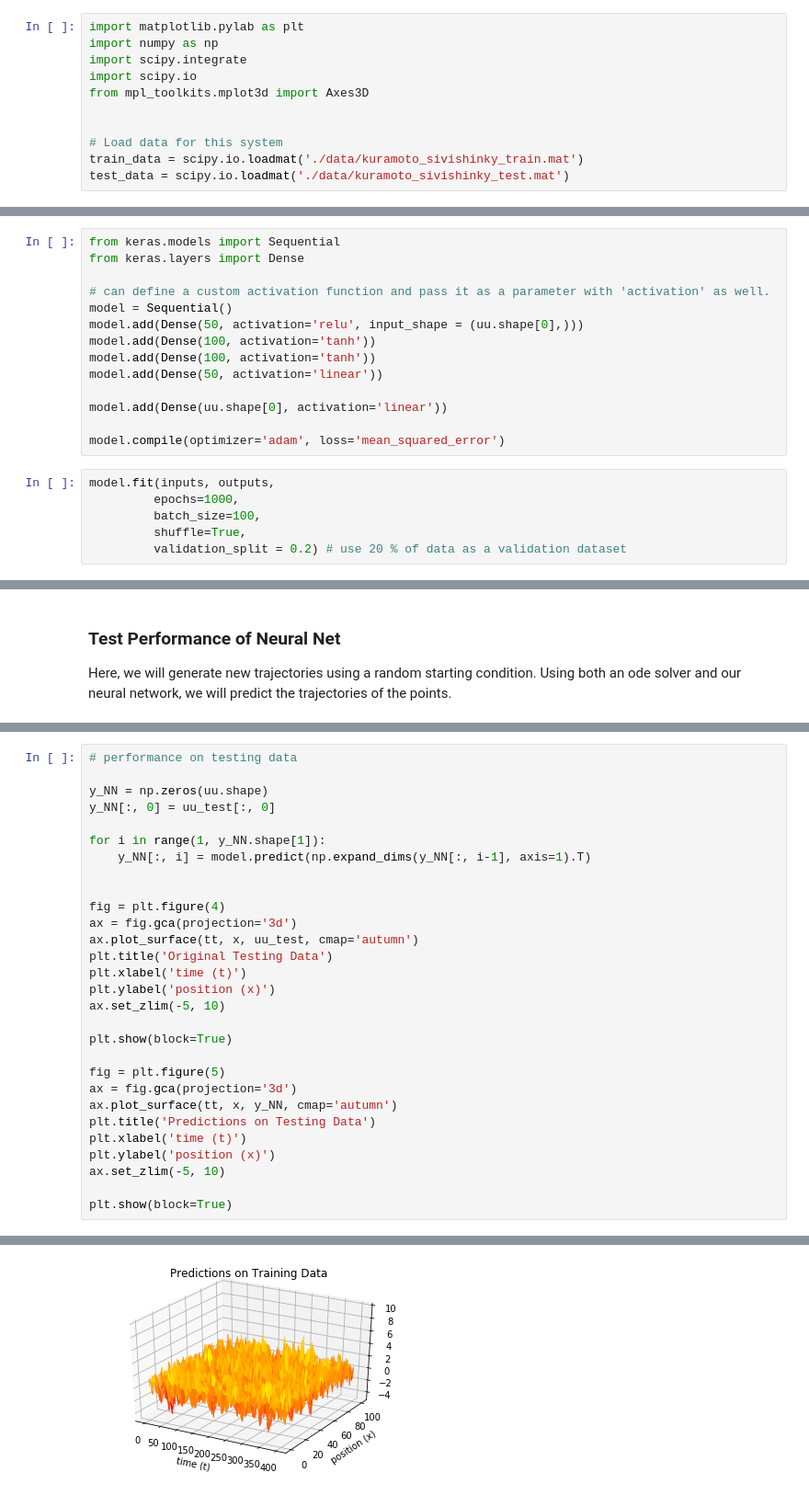
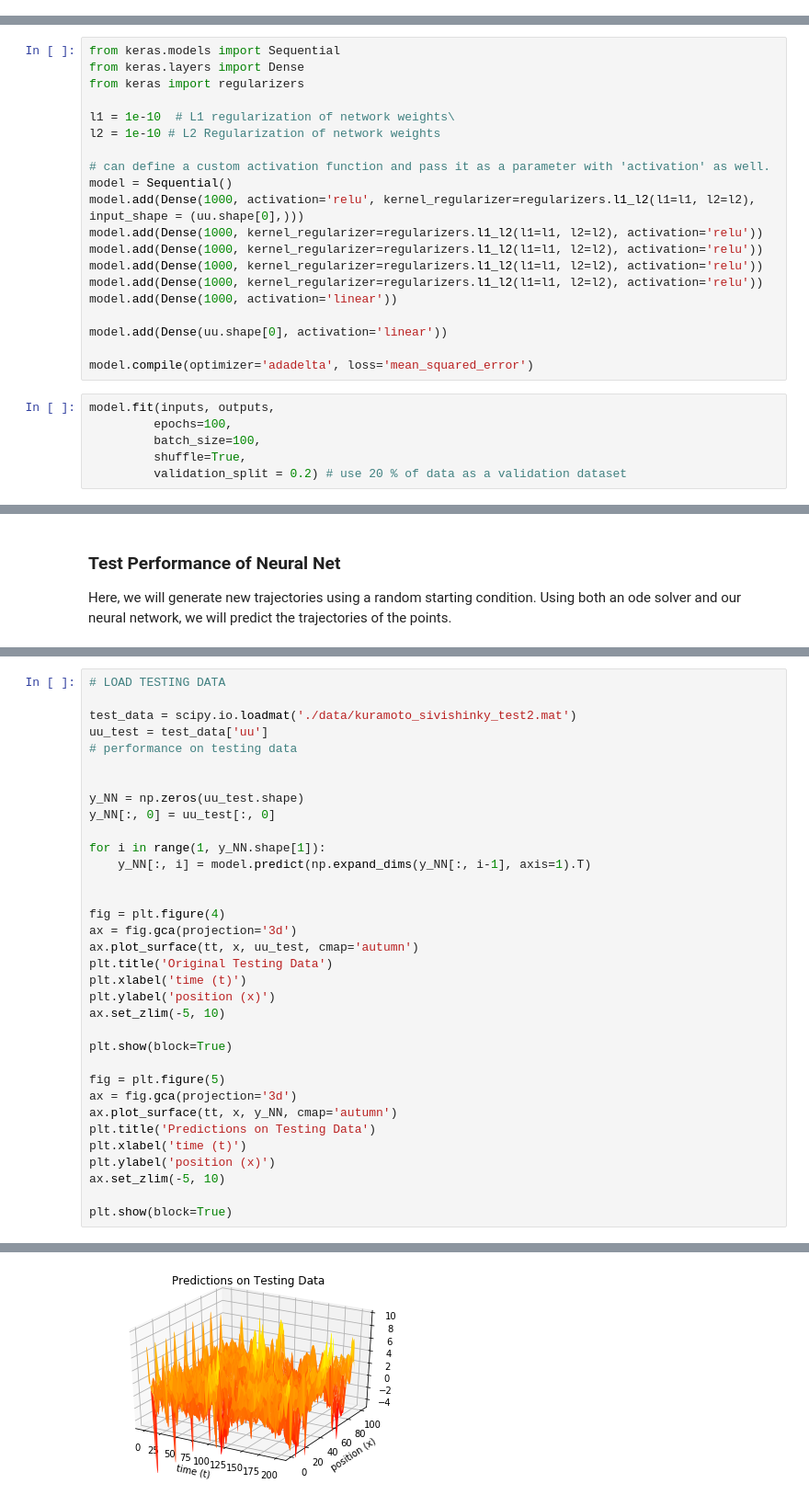
Before and after one commit to zackmcnulty/AMATH_563-Inferring_Structure_of_Complex_Systems, a Jupyter notebook: hw/hw3/ks_net.ipynb, the cells around one changed output, grey strips where cells are left out. Shown at 92% size. Cells and saved outputs as stored; diff of their text form.

Commit message:
all files are done; just fine tune networks

```diff
--- a/hw/hw3/ks_net.ipynb
+++ b/hw/hw3/ks_net.ipynb
@@ -2,14 +2,3 @@
 ### Generating Data
 
 Below we choose 100 different starting points for the Lorenz system and calculate the trajectory for 8 seconds in time. We will use this to train our neural network. This will allow the network to act as a time-stepper : given a point (x,y,z) it can calculate the new point (x', y', z') dt seconds further in time.
-# %%
-import matplotlib.pylab as plt
-import numpy as np
-import scipy.integrate
-import scipy.io
-from mpl_toolkits.mplot3d import Axes3D
-
-
-# Load data for this system
-train_data = scipy.io.loadmat('./data/kuramoto_sivishinky_train.mat')
-test_data = scipy.io.loadmat('./data/kuramoto_sivishinky_test.mat')
@@ -50,20 +74,26 @@ Here we define a standard 3-layer feedforward neural network with 20 neurons in
 # %%
 from keras.models import Sequential
 from keras.layers import Dense
+from keras import regularizers
+
+l1 = 1e-10  # L1 regularization of network weights\
+l2 = 1e-10 # L2 Regularization of network weights
 
 # can define a custom activation function and pass it as a parameter with 'activation' as well.
 model = Sequential()
-model.add(Dense(50, activation='relu', input_shape = (uu.shape[0],)))
-model.add(Dense(100, activation='tanh'))
-model.add(Dense(100, activation='tanh'))
-model.add(Dense(50, activation='linear'))
+model.add(Dense(1000, activation='relu', kernel_regularizer=regularizers.l1_l2(l1=l1, l2=l2), input_shape = (uu.shape[0],)))
+model.add(Dense(1000, kernel_regularizer=regularizers.l1_l2(l1=l1, l2=l2), activation='relu'))
+model.add(Dense(1000, kernel_regularizer=regularizers.l1_l2(l1=l1, l2=l2), activation='relu'))
+model.add(Dense(1000, kernel_regularizer=regularizers.l1_l2(l1=l1, l2=l2), activation='relu'))
+model.add(Dense(1000, kernel_regularizer=regularizers.l1_l2(l1=l1, l2=l2), activation='relu'))
+model.add(Dense(1000, activation='linear'))
 
 model.add(Dense(uu.shape[0], activation='linear'))
 
-model.compile(optimizer='adam', loss='mean_squared_error')
+model.compile(optimizer='adadelta', loss='mean_squared_error')
 # %%
 model.fit(inputs, outputs,
-         epochs=1000,
+         epochs=100,
          batch_size=100,
          shuffle=True,
          validation_split = 0.2) # use 20 % of data as a validation dataset
@@ -155,7 +184,12 @@ plt.show(block=True)
 # %%
+# LOAD TESTING DATA
+
+test_data = scipy.io.loadmat('./data/kuramoto_sivishinky_test2.mat')
+uu_test = test_data['uu']
 # performance on testing data
 
-y_NN = np.zeros(uu.shape)
+
+y_NN = np.zeros(uu_test.shape)
 y_NN[:, 0] = uu_test[:, 0]
 
 for i in range(1, y_NN.shape[1]):
@@ -186 +220 @@ plt.show(block=True)
-[figure, old version]
+[figure, new version]
```
Also changed, not shown: parts of 6 cells of this notebook, 2 other files.
